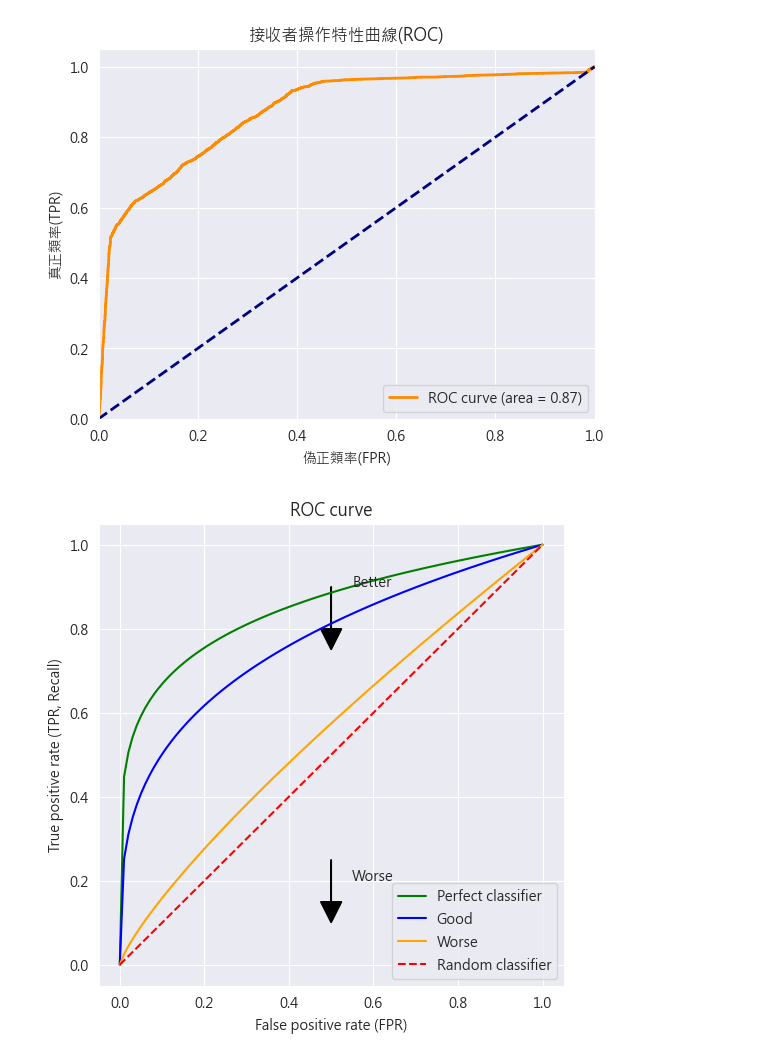
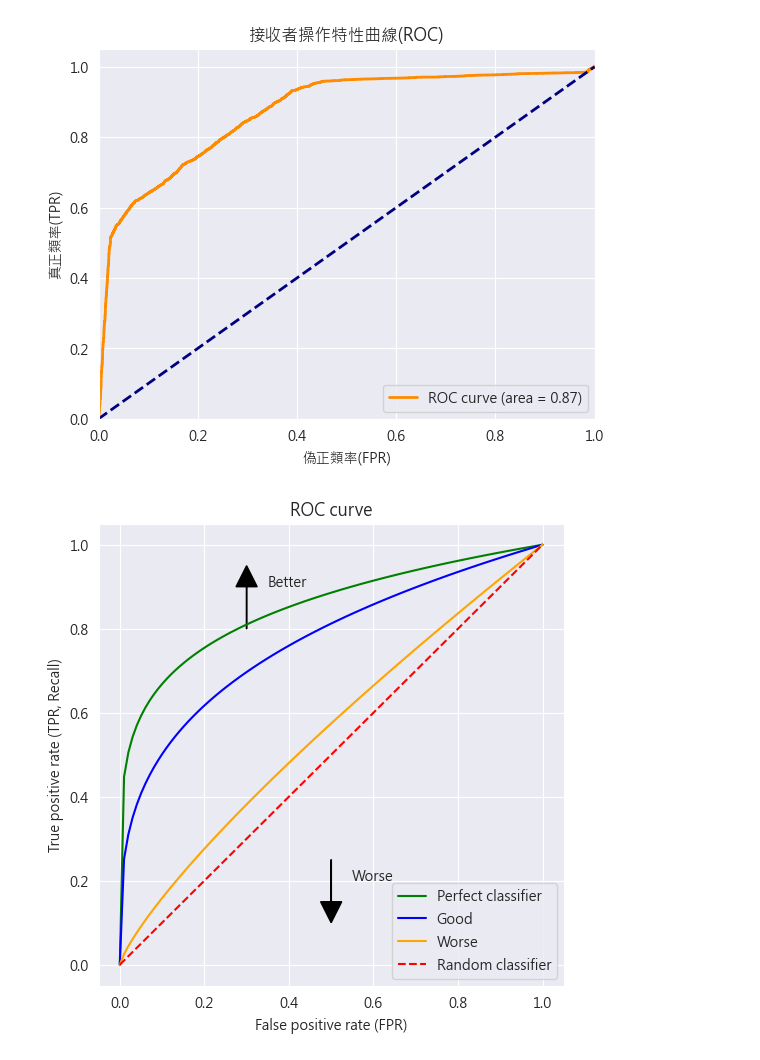
Before and after one commit to BoshiLee/dae_sample, a Jupyter notebook: draw_confuse_matrix.ipynb, the cells around one changed output. Drawn from its saved outputs; the diff is of its cells as text; code cells hidden in the pictures.

```diff
--- a/draw_confuse_matrix.ipynb
+++ b/draw_confuse_matrix.ipynb
@@ -137,33 +137,33 @@ fpr = np.linspace(0, 1, 100)
 perfect_tpr = (np.sqrt(fpr ** 0.35))
 
 # Good classifier: 優於random但劣於perfect的線
 good_tpr = (np.sqrt(fpr ** 0.6))
 
 # Worse classifier: 僅稍好於隨機分類器
 worse_tpr = fpr ** 0.8
 
 # 繪圖
 plt.figure(figsize=(6,6))
 plt.plot(fpr, perfect_tpr, label='Perfect classifier', color='green')
 plt.plot(fpr, good_tpr, label='Good', color='blue')
 plt.plot(fpr, worse_tpr, label='Worse', color='orange')
 plt.plot(fpr, fpr, '--', label='Random classifier', color='red')
 
 # 加上箭頭和文字
-plt.annotate('Better', xy=(0.6, 0.8), xytext=(0.55, 0.9))
+plt.annotate('Better', xy=(0.6, 0.8), xytext=(0.35, 0.9))
 plt.annotate('Worse', xy=(0.6, 0.3), xytext=(0.55, 0.2))
-plt.arrow(0.5, 0.9, 0, -0.1, head_width=0.05, head_length=0.05, color='black')
+plt.arrow(0.3, 0.8, 0, 0.1, head_width=0.05, head_length=0.05, color='black')
 plt.arrow(0.5, 0.25, 0, -0.1, head_width=0.05, head_length=0.05, color='black')
 
 # 設定標籤、標題和圖例
 plt.xlabel('False positive rate (FPR)')
 plt.ylabel('True positive rate (TPR, Recall)')
 plt.title('ROC curve')
 plt.legend(loc='lower right')
 
 # 顯示圖形
 plt.grid(True)
 plt.savefig('roc_curve_sample.png', dpi=300, bbox_inches='tight')
 plt.show()
 # %% [output]
-[figure, old version]
+[figure, new version]
```
